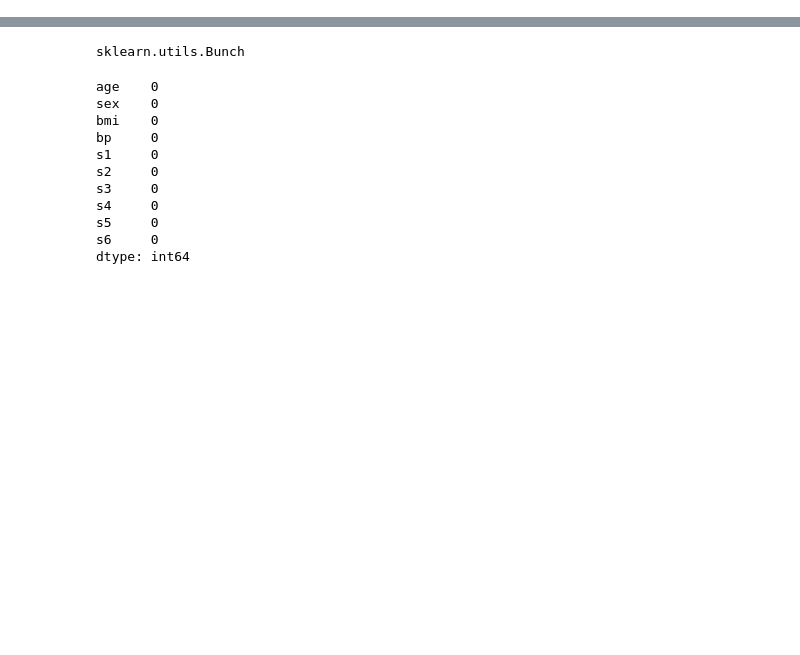
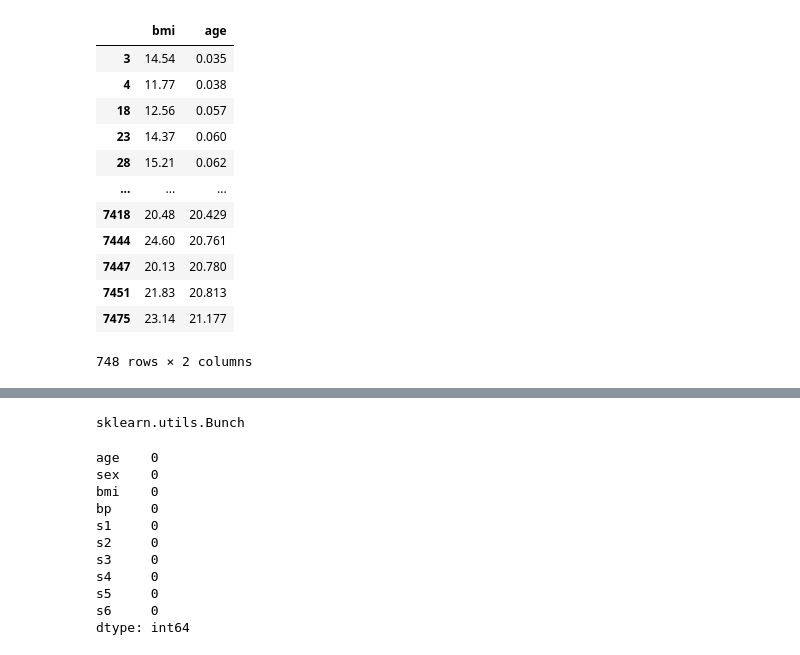
Before and after one commit to theYGE/MICE, a Jupyter notebook: Experiments.ipynb, the cells around one changed output, grey strips where cells are left out. Saved outputs shown, nothing was run; the diff lists cells and outputs as text; code cells hidden in the pictures; blank space fills up the shorter version.

```diff
--- a/Experiments.ipynb
+++ b/Experiments.ipynb
@@ -15,0 +211,2 @@ from sklearn import datasets
+# %%
+boys = pd.read_csv("boys.csv", index_col=0, header=0)
@@ -15,0 +226,16 @@ from sklearn import datasets
+# %%
+boys[['bmi', 'age']]
+# %% [output]
+|  | bmi | age |
+| 3 | 14.54 | 0.035 |
+| 4 | 11.77 | 0.038 |
+| 18 | 12.56 | 0.057 |
+| 23 | 14.37 | 0.060 |
+| 28 | 15.21 | 0.062 |
+| ... | ... | ... |
+| 7418 | 20.48 | 20.429 |
+| 7444 | 24.60 | 20.761 |
+| 7447 | 20.13 | 20.780 |
+| 7451 | 21.83 | 20.813 |
+| 7475 | 23.14 | 21.177 |
+748 rows × 2 columns
```
Also changed, not shown: parts of 18 cells of this notebook, 2 other files.
